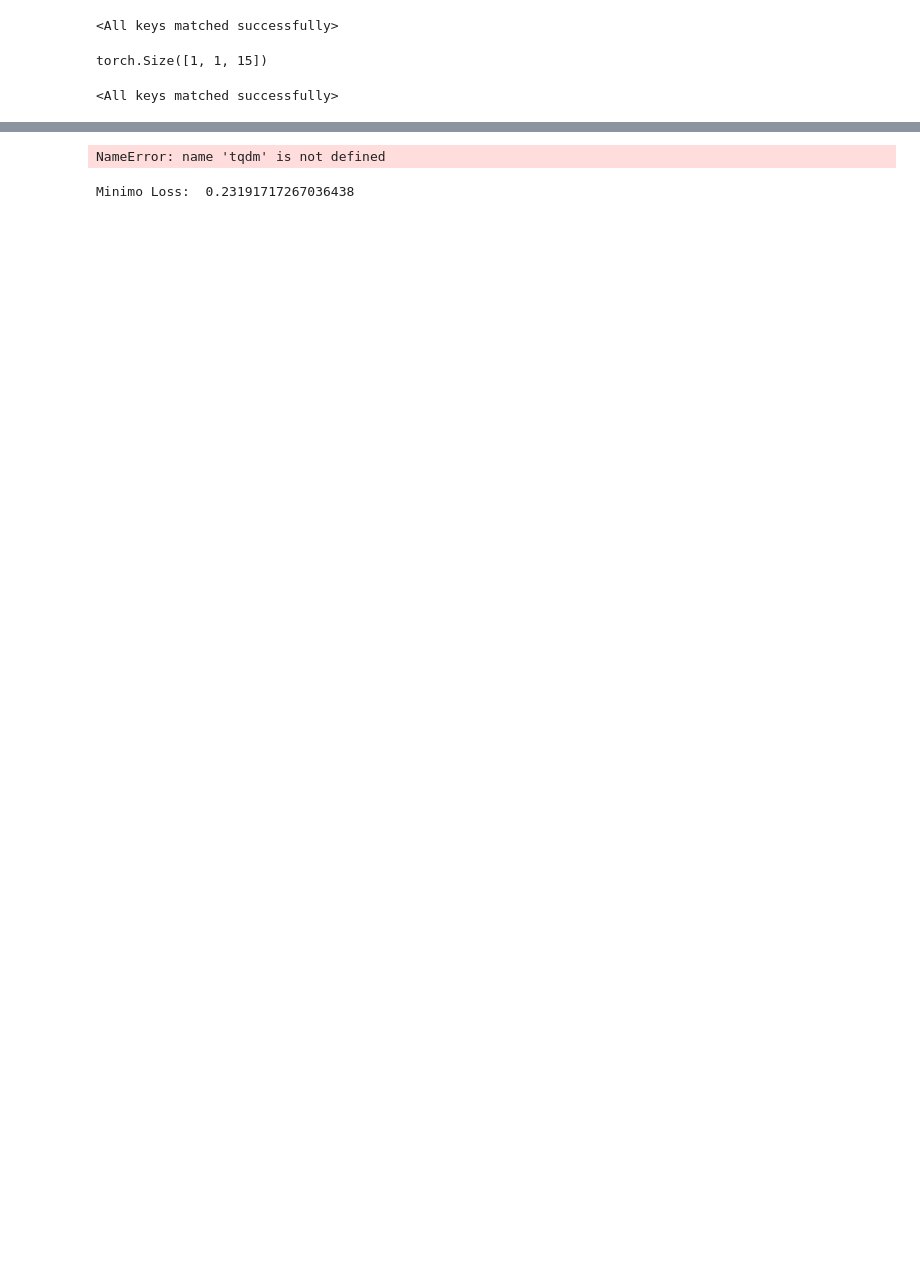
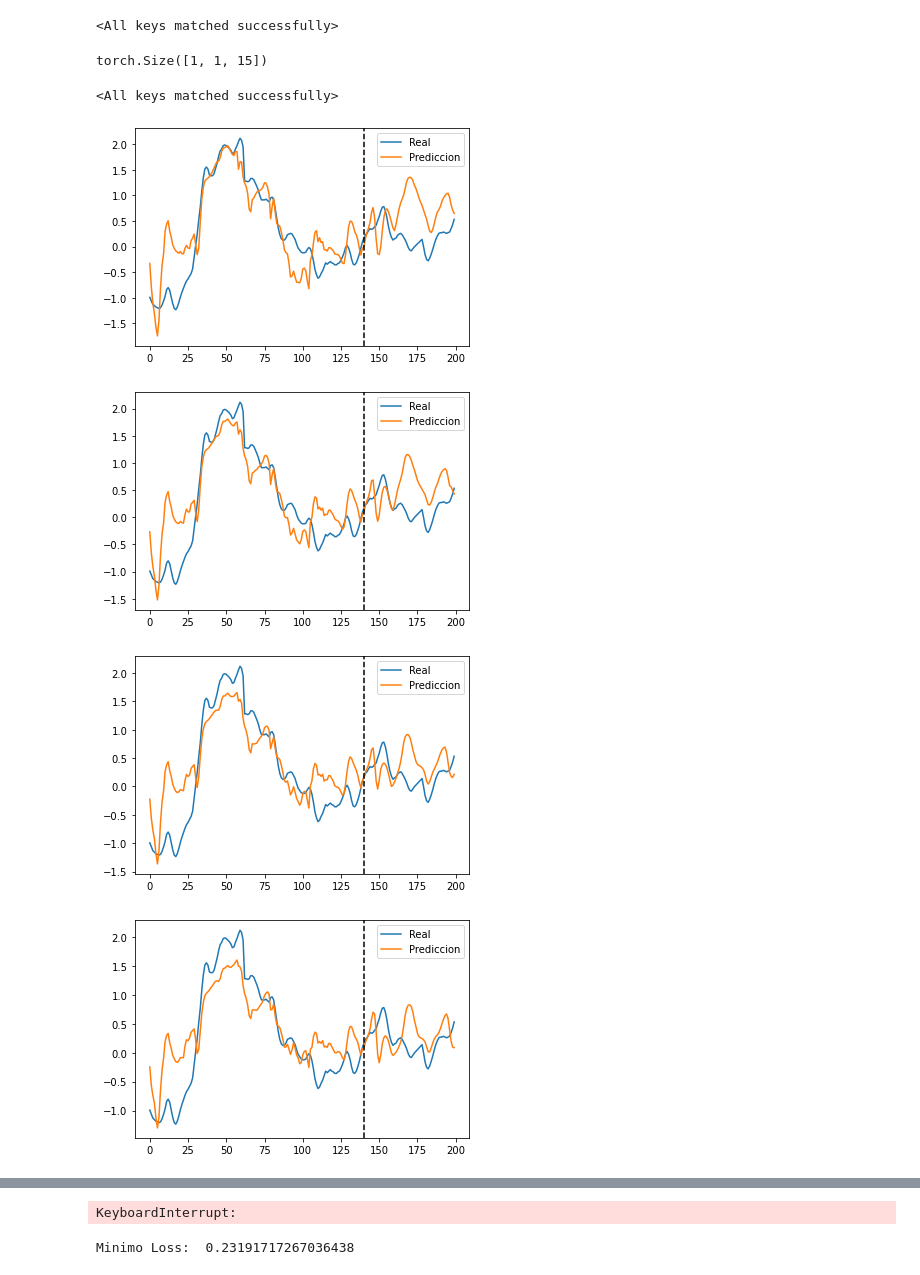
Before and after one commit to FelixStaff/Prediccion, a Jupyter notebook: Dataset.ipynb, the cells around one changed output, grey strips where cells are left out. Drawn from its saved outputs; the diff is of its cells as text; code cells hidden in the pictures; blank space fills up the shorter version.

```diff
--- a/Dataset.ipynb
+++ b/Dataset.ipynb
@@ -182,6 +189,6 @@ def test(Predictor,test_data,size,future=60):
     plt.show()
 # %%
 #min_loss = 0.24296
-min_loss = 0.24296
+min_loss = 0.19
 # %%
 # load checkpoint
@@ -192,31 +199,35 @@ Predictor.load_state_dict(torch.load('Model/Checkpoint.pt'))
 progress = tqdm(range(num_epochs))
 outputs = torch.zeros(1,max_lenght,input_size)
 for epoch in progress:
     mean_loss = 0.0
     for _,(x,y) in enumerate(Batch_loader):
         if x.shape[0] < batch_size:
             continue
         #print (y.shape)
         out = Predictor(x[:-future],future=future)
         teached_out = out[:-future]
         predicted_out = out[-future:]
         teached_loss = criterion(teached_out,y[:-future])
         predicted_loss = criterion(predicted_out,y[-future:])
         loss = ((teached_loss*0.4) + (predicted_loss * 0.6)) / 2
         if torch.cuda.is_available():
             loss = loss.cuda()
         mean_loss += loss
     mean_loss = mean_loss / len(Batch_loader)
     optimizer.zero_grad()
     mean_loss.backward()
     #torch.nn.utils.clip_grad_norm_(Predictor.parameters(), clip)
     optimizer.step()
     progress.set_description("Epoch: {} Loss: {:.5f}".format(epoch,mean_loss))
     if mean_loss.item() < min_loss and mean_loss.item() > 0:
         min_loss = mean_loss.item()
         # save checkpoint
         torch.save(Predictor.state_dict(), 'Model/Checkpoint.pt')
 
     if epoch % 5 == 0:
-        test(Predictor,dataset,200,future=60)
+        test(Predictor,dataset,200,future=60,it=1)
 # %% [output]
+[figure, added]
+[figure, added]
+[figure, added]
+[figure, added]
@@ -223,4 +237,4 @@ for epoch in progress:
-NameError: name 'tqdm' is not defined
+KeyboardInterrupt:
 # %%
 print ('Minimo Loss: ',min_loss)
 # %% [output]
```
Also changed, not shown: parts of 13 cells of this notebook, 19 other files.
